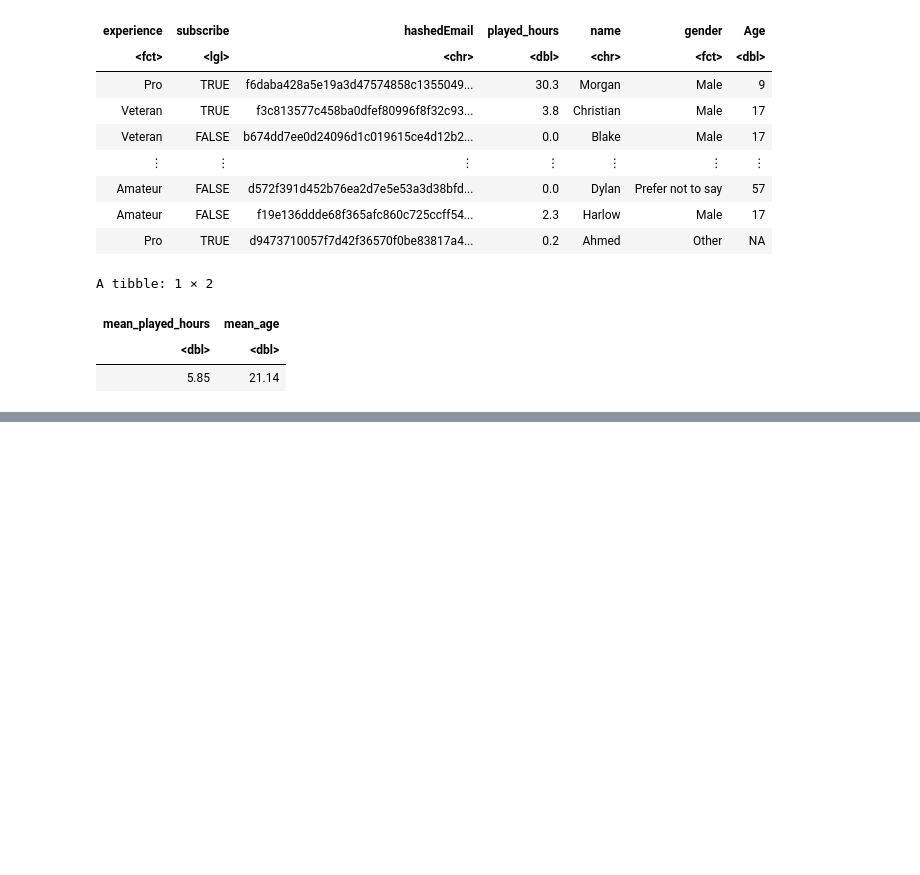
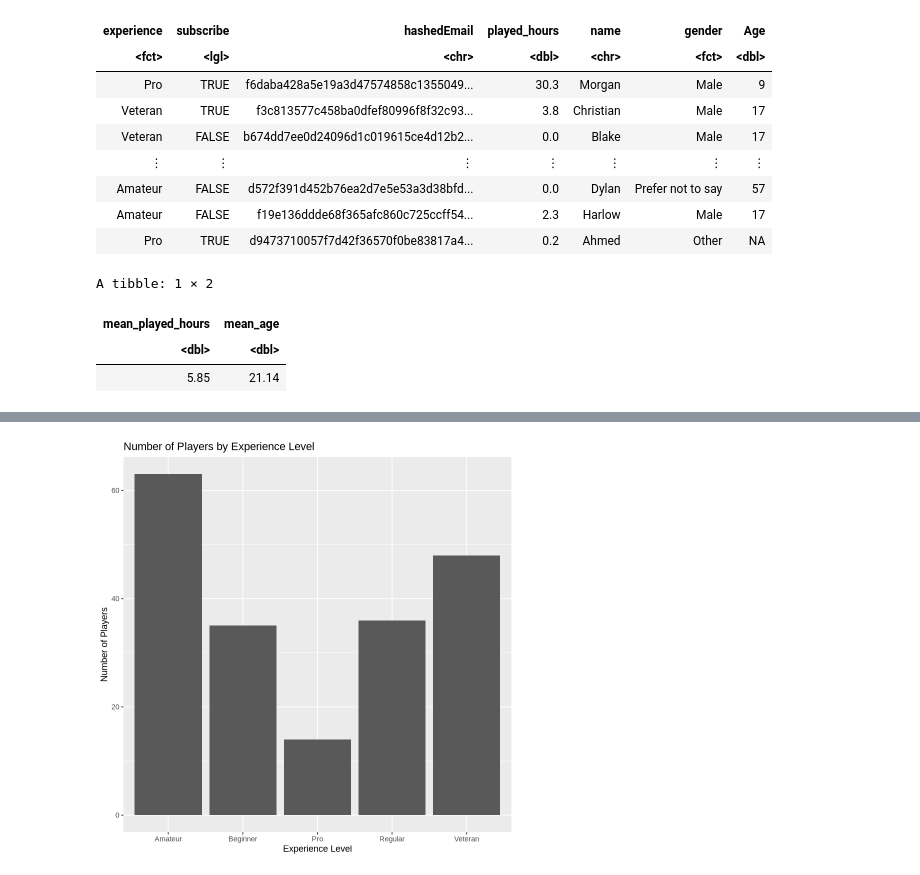
Before and after one commit to paytonnsong/DSCI_100_individual, a Jupyter notebook: DSCI_work.ipynb, the cells around one changed output, grey strips where cells are left out. Drawn from its saved outputs; the diff is of its cells as text; code cells hidden in the pictures; blank space fills up the shorter version.

```diff
--- a/DSCI_work.ipynb
+++ b/DSCI_work.ipynb
@@ -257,0 +251,8 @@ A tibble: 1 × 2
+# %%
+ggplot(players, aes(x = experience)) +
+  geom_bar() +
+  labs( title = "Number of Players Vs Experience Level",
+    x = "Experience Level",
+    y = "Number of Players")
+# %% [output]
+[figure, added]
```
Also changed, not shown: parts of 3 cells of this notebook.
